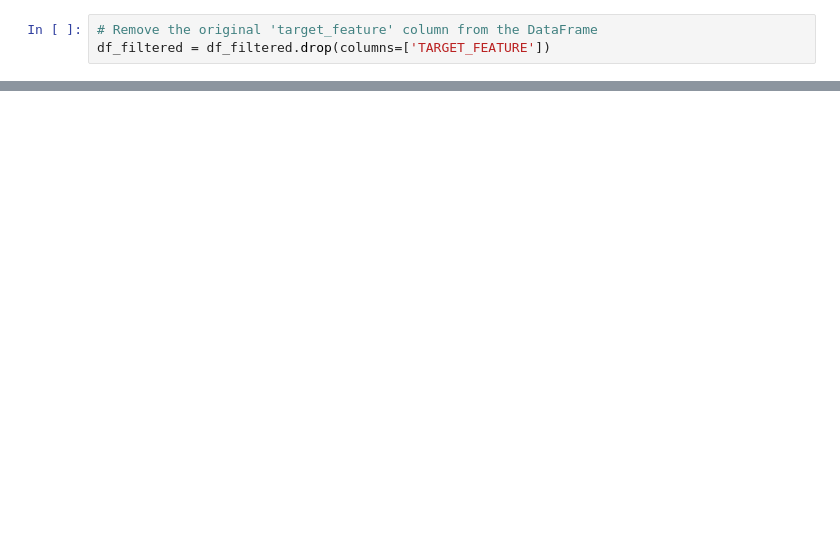
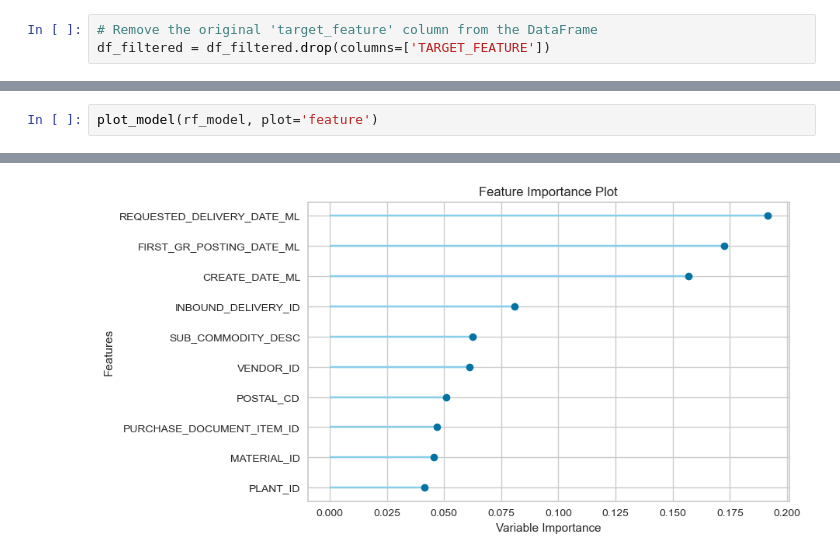
Before and after one commit to GonePhishing2/GonePhishing2.0, a Jupyter notebook: model_finder_classification.ipynb, the cells around one changed output, grey strips where cells are left out. Drawn from its saved outputs; the diff is of its cells as text; blank space fills up the shorter version.

```diff
--- a/model_finder_classification.ipynb
+++ b/model_finder_classification.ipynb
@@ -116,0 +219,3 @@ plot_model(dt_model, plot='confusion_matrix')
+# %%
+plot_model(rf_model, plot='feature')
+# %% [output]
@@ -116,0 +223 @@ plot_model(dt_model, plot='confusion_matrix')
+[figure, added]
```
Also changed, not shown: parts of 17 cells of this notebook.
